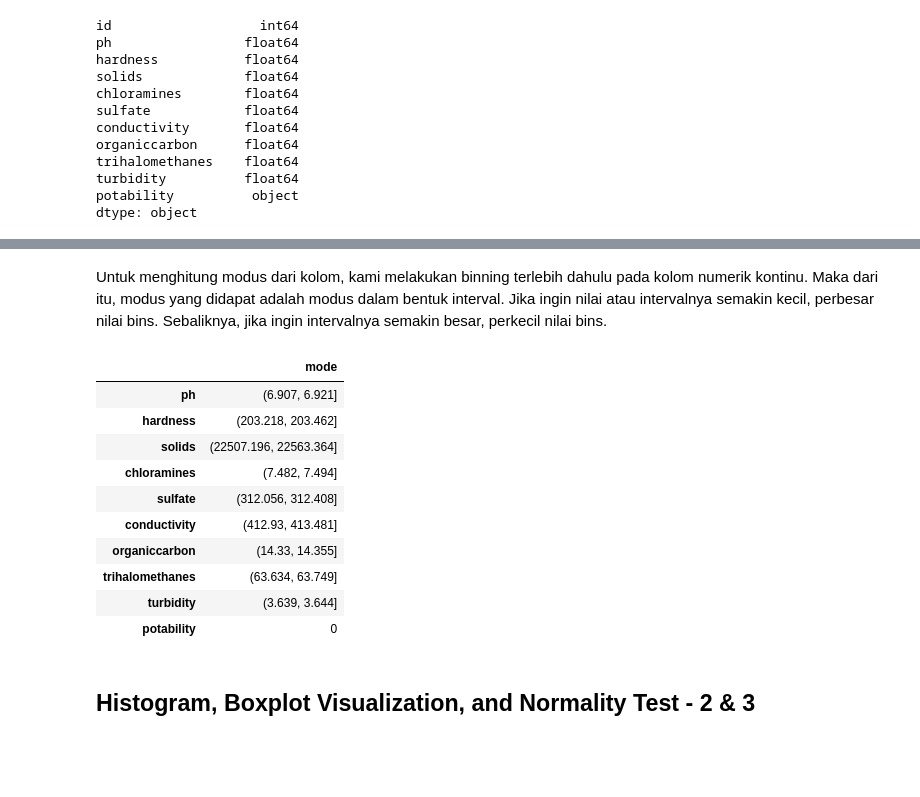
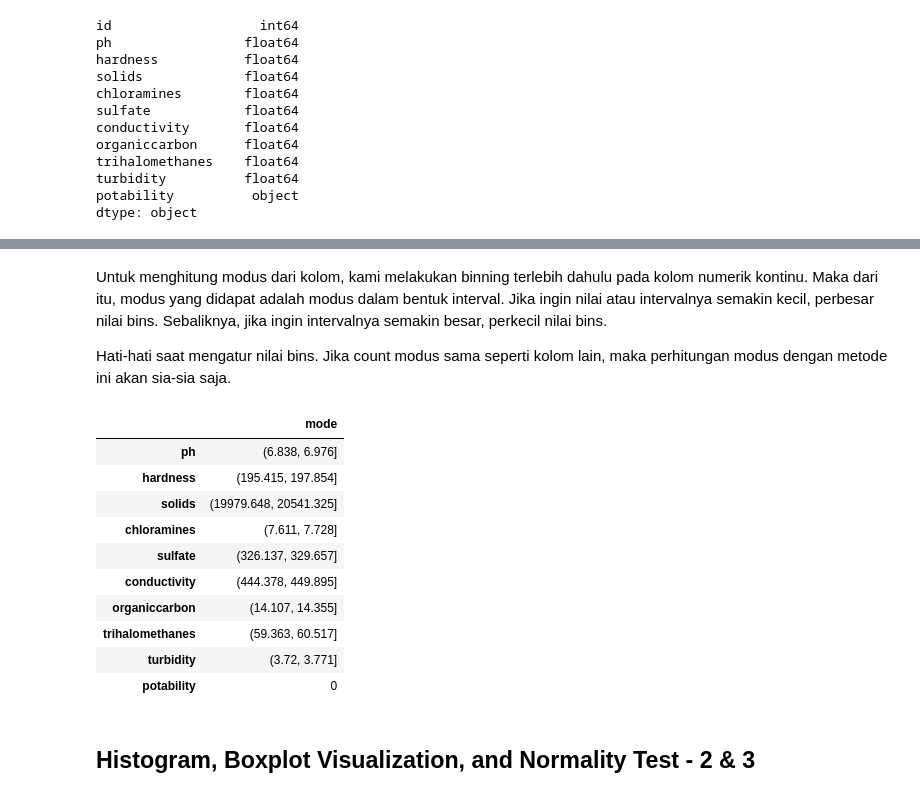
Before and after one commit to christojeffrey/water-potability-stats, a Jupyter notebook: ver2-khelli.ipynb, the cells around one changed output, grey strips where cells are left out. Saved outputs shown, nothing was run; the diff lists cells and outputs as text; code cells hidden in the pictures; blank space fills up the shorter version.

```diff
--- a/ver2-khelli.ipynb
+++ b/ver2-khelli.ipynb
@@ -75,28 +75,30 @@ df_desc
 | turbidity | 3.969497 | 3.967374 | 0.780471 | 6.091350e-01 | 5.044749 | 1.450000 | 6.494749 | 3.442882 | 3.967374 | 4.514663 | 1.071781 | ... |
 # %% [markdown]
 Untuk menghitung modus dari kolom, kami melakukan binning terlebih dahulu pada kolom numerik kontinu. Maka dari itu, modus yang didapat adalah modus dalam bentuk interval. Jika ingin nilai atau intervalnya semakin kecil, perbesar nilai bins. Sebaliknya, jika ingin intervalnya semakin besar, perkecil nilai bins.
+
+Hati-hati saat mengatur nilai bins. Jika count modus sama seperti kolom lain, maka perhitungan modus dengan metode ini akan sia-sia saja.
 # %%
-bins = 1000
+bins = 100
 modes = []
 for col in df.select_dtypes(include="float64"):
     mode = pd.cut(df[col], bins=bins).mode()[0]
     modes.append(mode)
 modes.append(df.potability.mode()[0])
 
 df_mode = pd.DataFrame(index=df.columns[1:])
 df_mode["mode"] = modes
 df_mode
 # %% [output]
 |  | mode |
-| ph | (6.907, 6.921] |
-| hardness | (203.218, 203.462] |
-| solids | (22507.196, 22563.364] |
-| chloramines | (7.482, 7.494] |
-| sulfate | (312.056, 312.408] |
-| conductivity | (412.93, 413.481] |
-| organiccarbon | (14.33, 14.355] |
-| trihalomethanes | (63.634, 63.749] |
-| turbidity | (3.639, 3.644] |
+| ph | (6.838, 6.976] |
+| hardness | (195.415, 197.854] |
+| solids | (19979.648, 20541.325] |
+| chloramines | (7.611, 7.728] |
+| sulfate | (326.137, 329.657] |
+| conductivity | (444.378, 449.895] |
+| organiccarbon | (14.107, 14.355] |
+| trihalomethanes | (59.363, 60.517] |
+| turbidity | (3.72, 3.771] |
 | potability | 0 |
 # %% [markdown]
 ## Histogram, Boxplot Visualization, and Normality Test - 2 & 3
```
Also changed, not shown: parts of 1 cell of this notebook.
